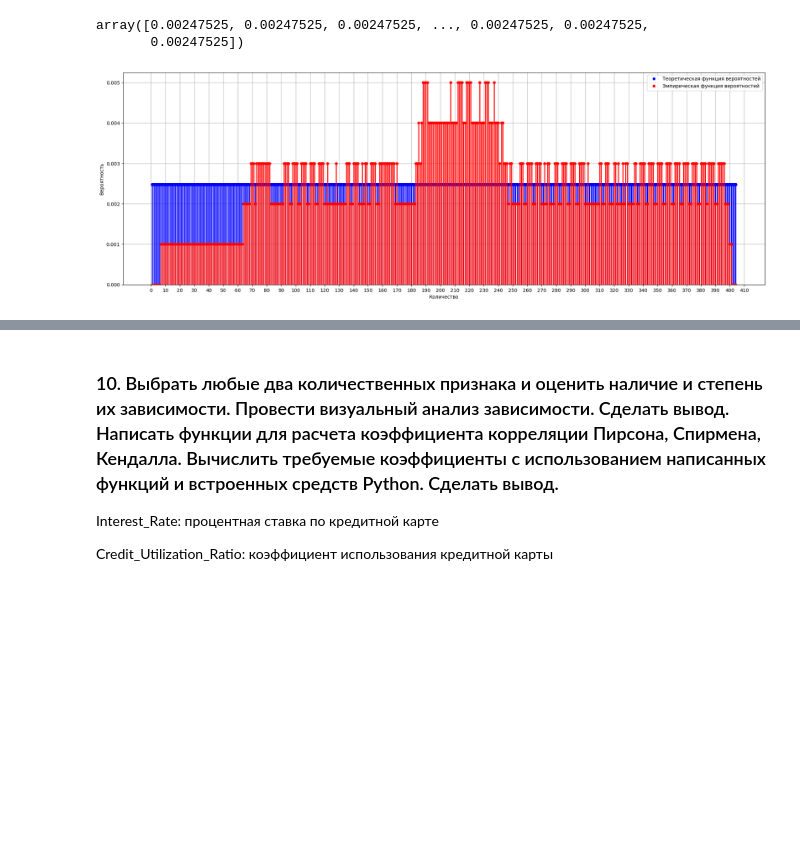
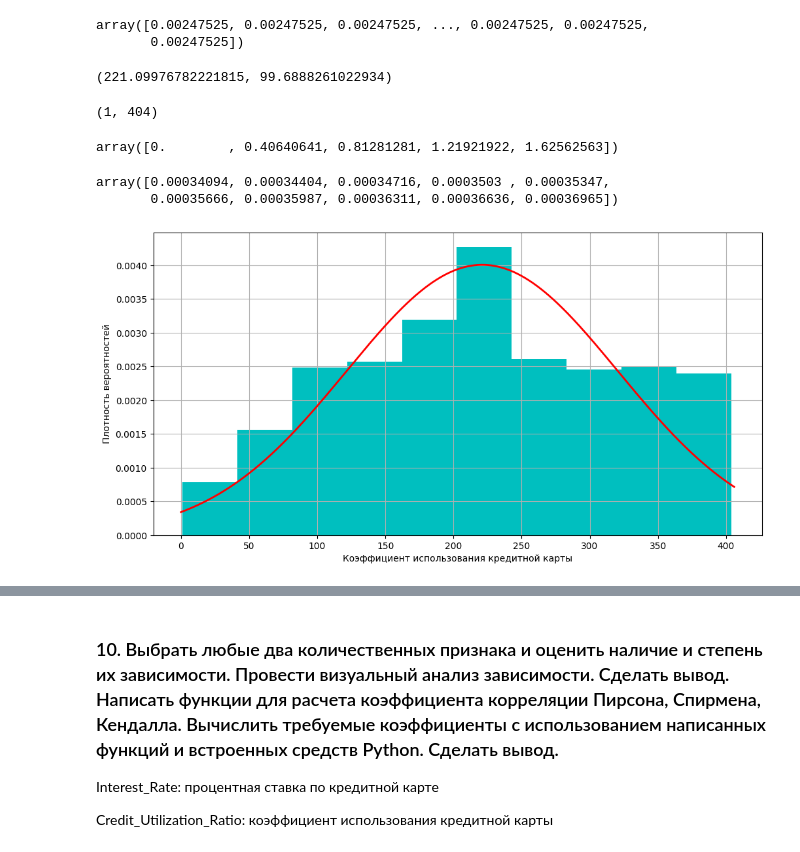
Before and after one commit to Ghukii/TMP-4sem-, a Jupyter notebook: Задание_6/Задание_6_13.ipynb, the cells around one changed output, grey strips where cells are left out. Drawn from its saved outputs; the diff is of its cells as text; code cells hidden in the pictures; blank space fills up the shorter version.

```diff
--- a/Задание_6/Задание_6_13.ipynb
+++ b/Задание_6/Задание_6_13.ipynb
@@ -1116,20 +1090,33 @@ CUR_t_empf
 # %% [output]
 array([0.00247525, 0.00247525, 0.00247525, ..., 0.00247525, 0.00247525,
        0.00247525])
-# %%
-plt.figure(figsize=(24, 8))
-plt.plot(CUR_t, CUR_t_empf, 'bo', ms=5, label='Теоретическая функция вероятностей')
-plt.vlines(CUR_t, 0, sts.randint.pmf(CUR, 1, 405), colors='b', lw=2)
-
-plt.plot(CUR_uniq, CUR_epmf, 'ro', ms=5, label='Эмпирическая функция вероятностей')
-plt.vlines(CUR_uniq, 0, CUR_epmf, colors='r', lw=2)
-
-plt.xticks(np.arange(0, 411, 10))
-plt.legend()
-plt.ylabel('Вероятность')
-plt.xlabel('Количество')
-plt.ylim(0)
-plt.grid()
-plt.show()
-# %% [output]
-[figure, removed]
+# %%
+CUR.mean(), CUR.std()
+# %% [output]
+(221.09976782221815, 99.6888261022934)
+# %%
+CUR.min(), CUR.max()
+# %% [output]
+(1, 404)
+# %%
+np.linspace(0, 406, 1000)[:5]
+# %% [output]
+array([0.        , 0.40640641, 0.81281281, 1.21921922, 1.62562563])
+# %%
+norm_rv = sts.norm(loc=221.09, scale=99.6)
+x = np.linspace(0, 406, 1000)
+norm_pdf = norm_rv.pdf(x)
+norm_pdf[:10]
+# %% [output]
+array([0.00034094, 0.00034404, 0.00034716, 0.0003503 , 0.00035347,
+       0.00035666, 0.00035987, 0.00036311, 0.00036636, 0.00036965])
+# %%
+plt.figure(figsize=(12,6))
+plt.hist(CUR, color='c', bins=10, density=True)
+plt.plot(x, norm_pdf, color='r', lw=2)
+plt.xlabel('Коэффициент использования кредитной карты')
+plt.ylabel('Плотность вероятностей')
+plt.grid()
+plt.show()
+# %% [output]
+[figure, added]
```
Also changed, not shown: parts of 22 cells of this notebook.
